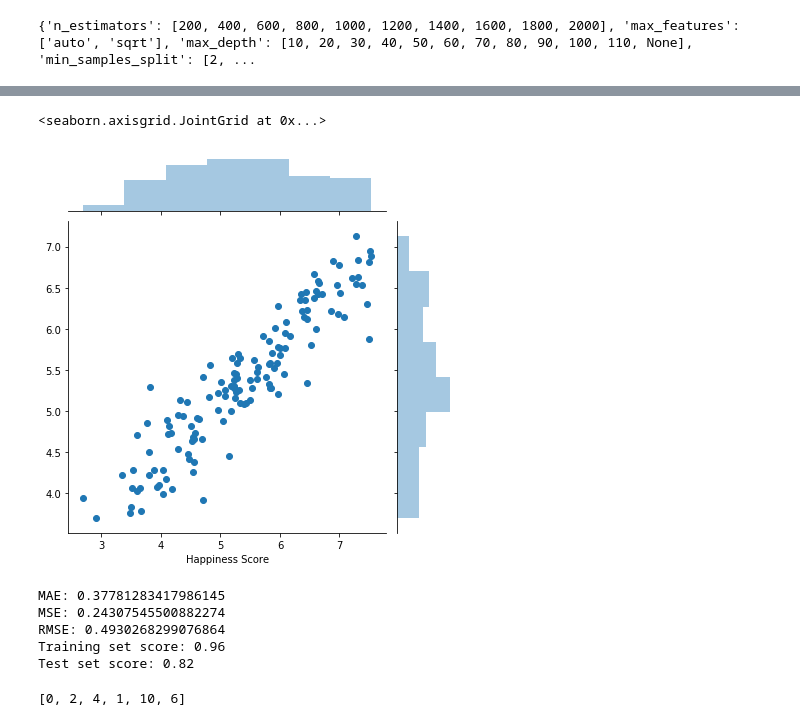
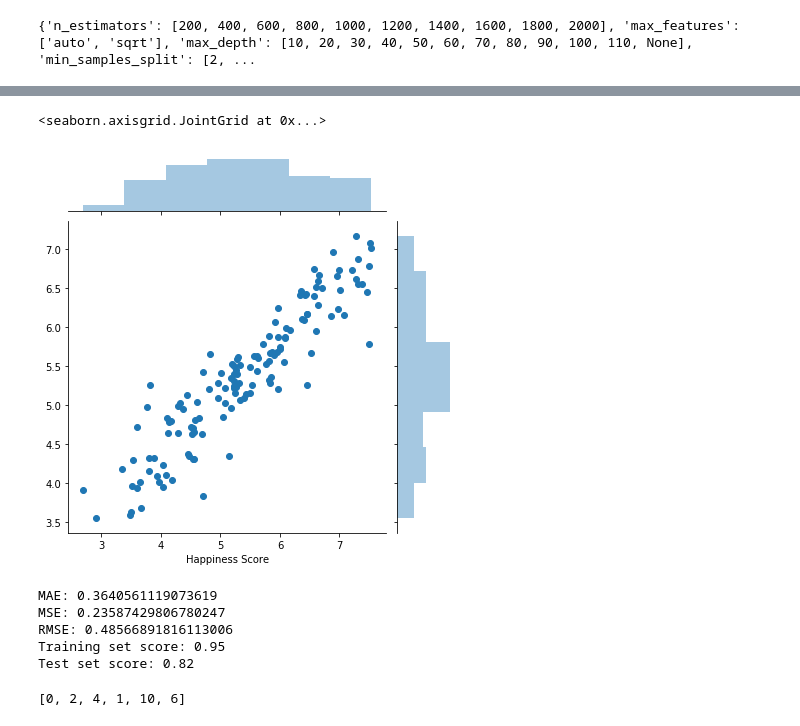
Before and after one commit to hari5347/Happiness-Score-Prediction, a Jupyter notebook: Prediction_model/Random_Forest_Regressor.ipynb, the cells around one changed output, grey strips where cells are left out. Drawn from its saved outputs; the diff is of its cells as text; code cells hidden in the pictures.

Commit message:
scaled the features

```diff
--- a/Prediction_model/Random_Forest_Regressor.ipynb
+++ b/Prediction_model/Random_Forest_Regressor.ipynb
@@ -83,3 +83,9 @@ x_test = test.drop(columns=['Happiness Score'])
 y_test = test['Happiness Score']
 # %% [markdown]
 ***
+# %%
+Scaler = preprocessing.StandardScaler()
+X=pd.concat([x_train,x_test],ignore_index=True)
+Scaler.fit(X)
+x_train_scaled = Scaler.transform(x_train)
+x_test_scaled  = Scaler.transform(x_test)
@@ -101,9 +109,9 @@ print(random_grid)
 # %% [output]
 {'n_estimators': [200, 400, 600, 800, 1000, 1200, 1400, 1600, 1800, 2000], 'max_features': ['auto', 'sqrt'], 'max_depth': [10, 20, 30, 40, 50, 60, 70, 80, 90, 100, 110, None], 'min_samples_split': [2, ...
 # %%
-lr1 = RandomForestRegressor()
-rf_random = RandomizedSearchCV(estimator = lr1, param_distributions = random_grid, n_iter = 10, cv = 3, verbose=2, random_state=42, n_jobs = -1)
-rf_random.fit(x_train,y_train)
+lr = RandomForestRegressor()
+rf_random = RandomizedSearchCV(estimator = lr, param_distributions = random_grid, n_iter = 10, cv = 3, verbose=2, random_state=42, n_jobs = -1)
+rf_random.fit(x_train_scaled,y_train)
 # %% [output]
 Fitting 3 folds for each of 10 candidates, totalling 30 fits
 [Parallel(n_jobs=-1)]: Using backend LokyBackend with 4 concurrent workers.
@@ -146,7 +154,7 @@ param_grid = {'n_estimators':[bparams['n_estimators']],
 rf = RandomForestRegressor()
 grid_search = GridSearchCV(estimator = rf, param_grid = param_grid,
                           cv = 3, n_jobs = -1, verbose = 2)
-grid_search.fit(x_train,y_train)
+grid_search.fit(x_train_scaled,y_train)
 grid_search.best_params_
 # %% [output]
 Fitting 3 folds for each of 1 candidates, totalling 3 fits
@@ -170,20 +180,19 @@ lr1 = RandomForestRegressor(bootstrap=best_grid.get_params()['bootstrap'],
 # %%
-lr1.fit(x_train,y_train)
-predictions = lr1.predict(x_test)
+predictions=best_grid.predict(x_test_scaled)
 sns.jointplot(y_test,predictions)
 # %% [output]
 <seaborn.axisgrid.JointGrid at 0x...>
-[figure, old version]
+[figure, new version]
 # %%
 print('MAE:', metrics.mean_absolute_error(y_test, predictions))
 print('MSE:', metrics.mean_squared_error(y_test, predictions))
 print('RMSE:', np.sqrt(metrics.mean_squared_error(y_test, predictions)))
-print("Training set score: {:.2f}".format(lr1.score(x_train,y_train)))
-print("Test set score: {:.2f}".format(lr1.score(x_test,y_test)))
+print("Training set score: {:.2f}".format(best_grid.score(x_train_scaled,y_train)))
+print("Test set score: {:.2f}".format(best_grid.score(x_test_scaled,y_test)))
 # %% [output]
-MAE: 0.37781283417986145
-MSE: 0.24307545500882274
-RMSE: 0.4930268299076864
-Training set score: 0.96
+MAE: 0.3640561119073619
+MSE: 0.23587429806780247
+RMSE: 0.48566891816113006
+Training set score: 0.95
 Test set score: 0.82
 # %%
```
Also changed, not shown: parts of 7 cells of this notebook.
